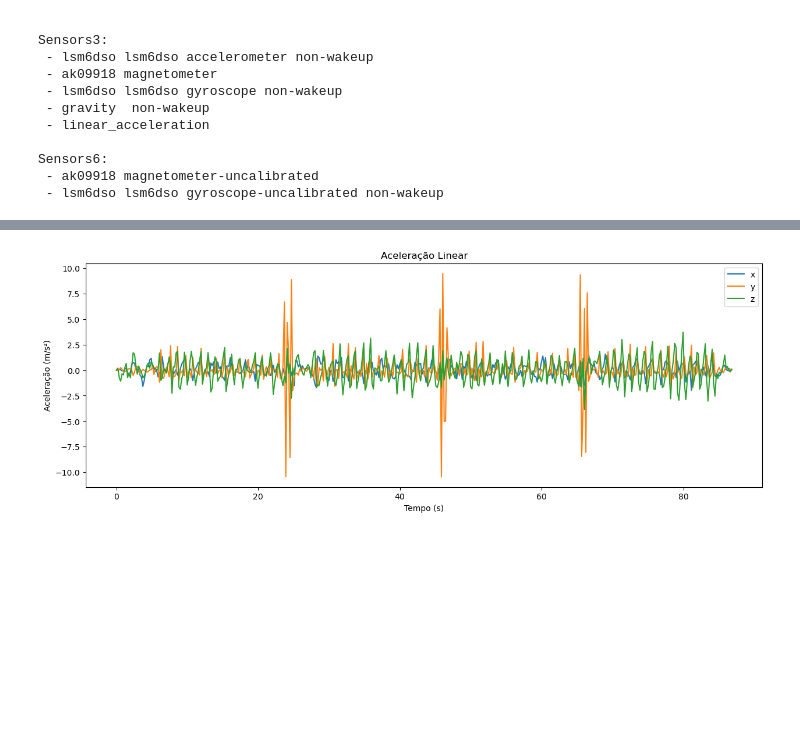
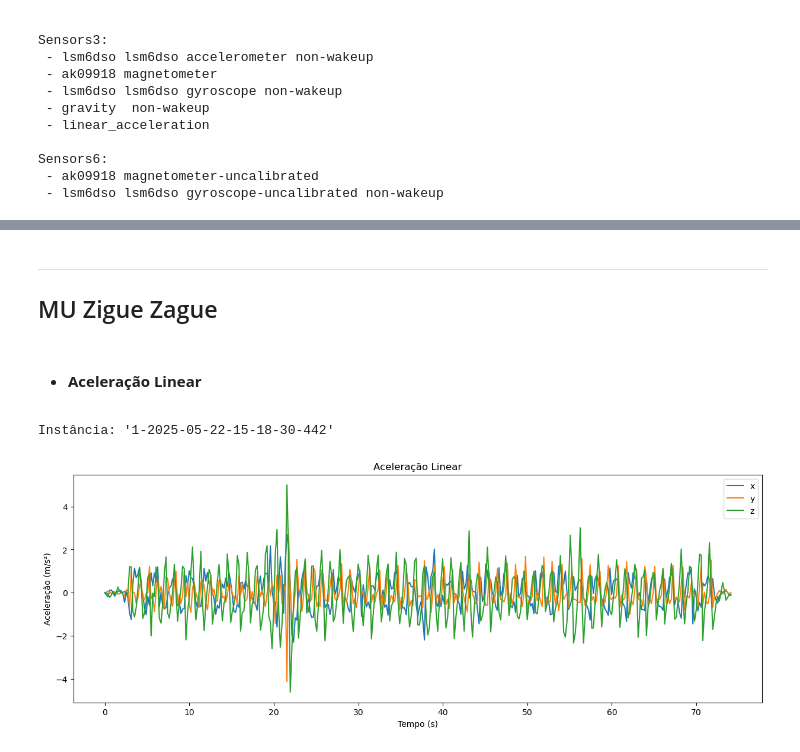
Before and after one commit to RafaBSales/MAC0209-EP2, a Jupyter notebook: ep2.ipynb, the cells around one changed output, grey strips where cells are left out. Saved outputs shown, nothing was run; the diff lists cells and outputs as text; code cells hidden in the pictures; blank space fills up the shorter version.

Commit message:
Plotagem de gráficos para diferentes sensores em todos os tipos de movimento

```diff
--- a/ep2.ipynb
+++ b/ep2.ipynb
@@ -119,4 +142,14 @@ sample_accel_data
+# %% [markdown]
+---
+## MU Zigue Zague
+# %% [markdown]
+- #### **Aceleração Linear**
 # %%
-plotxyz(sample_accel_data, dimensions='xyz', title="Aceleração Linear", ylabel="Aceleração (m/s²)")
+mu_zz_sample = mu_zz_ds.instance
+print(f"Instância: '{mu_zz_sample.name}'")
+mu_zz_sample_accel = mu_zz_sample.sensors3['linear_acceleration']
+
+plotxyz(mu_zz_sample_accel, dimensions='xyz', title="Aceleração Linear", ylabel="Aceleração (m/s²)")
 # %% [output]
+Instância: '1-2025-05-22-15-18-30-442'
-[figure, old version]
+[figure, new version]
```
Also changed, not shown: parts of 29 cells of this notebook.
